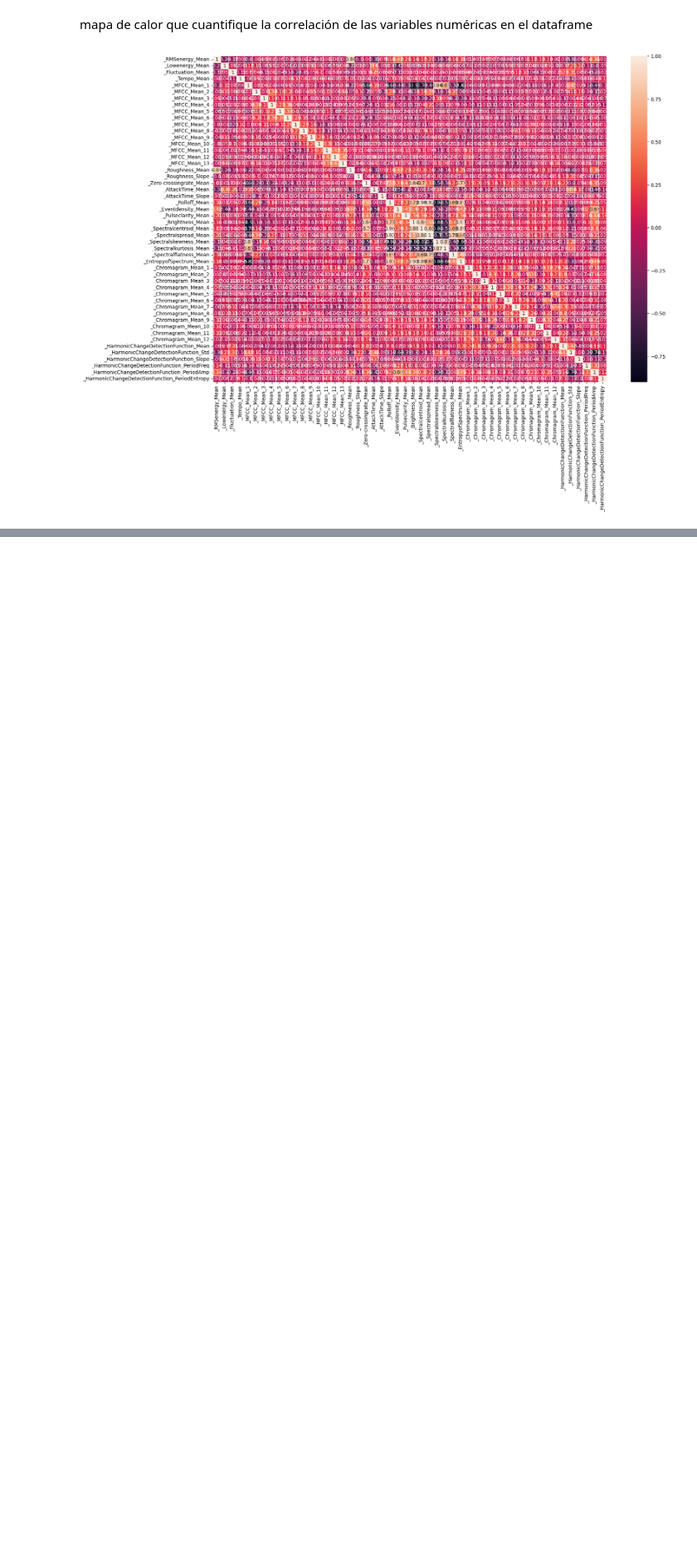
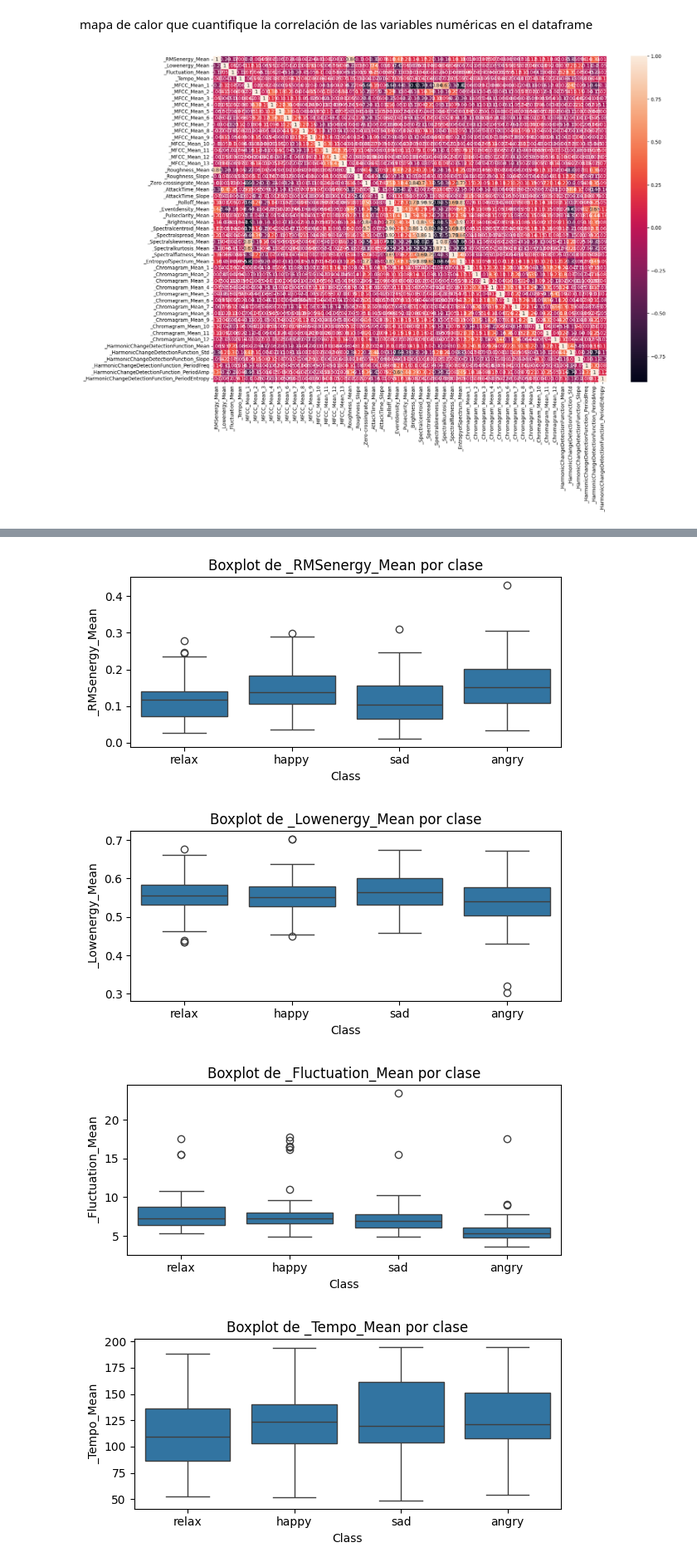
Before and after one commit to jrebull/MLOps_Team24, a Jupyter notebook: Fase1_equipo24.ipynb, the cells around one changed output, grey strips where cells are left out. Shown at 83% size. Saved outputs shown, nothing was run; the diff lists cells and outputs as text; code cells hidden in the pictures; blank space fills up the shorter version.

Commit message:
Add clean data

```diff
--- a/Fase1_equipo24.ipynb
+++ b/Fase1_equipo24.ipynb
@@ -178,0 +184,17 @@ plt.show()
+# %%
+if 'Class' in df.columns:
+    numeric_cols = df.select_dtypes(include=[float, int]).columns
+    numeric_cols = numeric_cols.drop('Class', errors='ignore')
+    for col in numeric_cols[:5]:
+        plt.figure(figsize=(6, 3))
+        sns.boxplot(x='Class', y=col, data=df)
+        plt.title(f"Boxplot de {col} por clase")
+        plt.tight_layout()
+        plt.show()
+else:
+    print("La columna 'Class' no existe en el DataFrame.")
+# %% [output]
+[figure, added]
+[figure, added]
+[figure, added]
+[figure, added]
```
Also changed, not shown: parts of 25 cells of this notebook.
